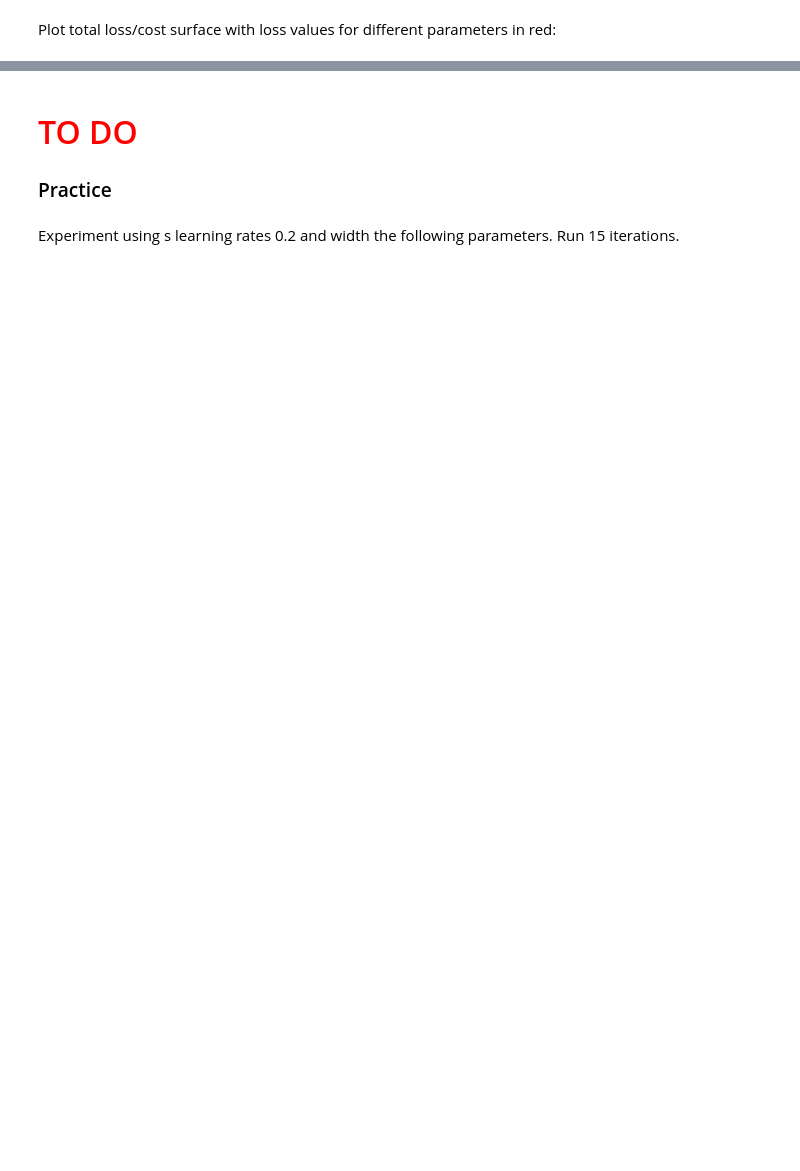
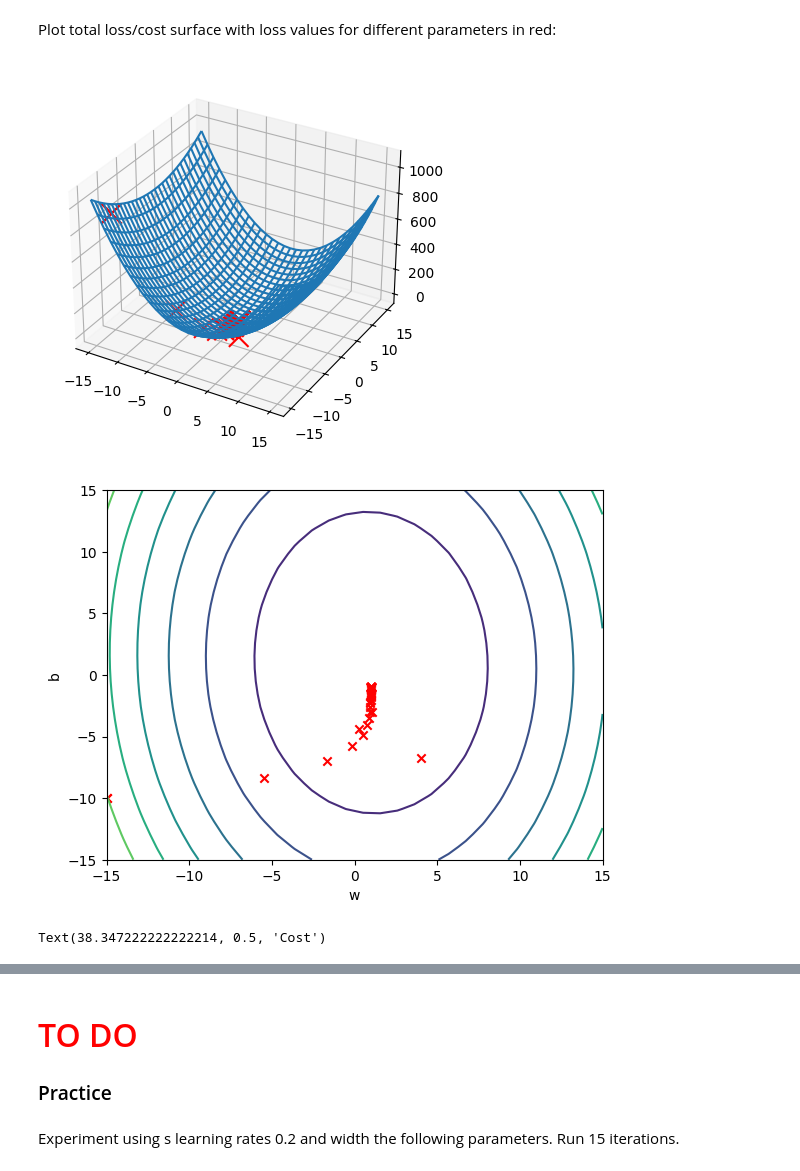
Before and after one commit to tibor1301/FIN-591-Student-Assignments, a Jupyter notebook: Week 3/Pytorchproblemset_Boyd.ipynb, the cells around one changed output, grey strips where cells are left out. Saved outputs shown, nothing was run; the diff lists cells and outputs as text; code cells hidden in the pictures; blank space fills up the shorter version.

```diff
--- a/Week 3/Pytorchproblemset_Boyd.ipynb
+++ b/Week 3/Pytorchproblemset_Boyd.ipynb
@@ -789,8 +828,13 @@ Plot total loss/cost surface with loss values for different parameters in red:
 # %%
 # Plot out the Loss Result
 
+LOSS_scalar = [loss.item() for loss in LOSS]
 get_surface.final_plot()
-plt.plot(LOSS)
+plt.plot(LOSS_scalar)
 plt.tight_layout()
 plt.xlabel("Epoch/Iterations")
 plt.ylabel("Cost")
+# %% [output]
+[figure, added]
+[figure, added]
+Text(38.347222222222214, 0.5, 'Cost')
```
Also changed, not shown: parts of 18 cells of this notebook.
